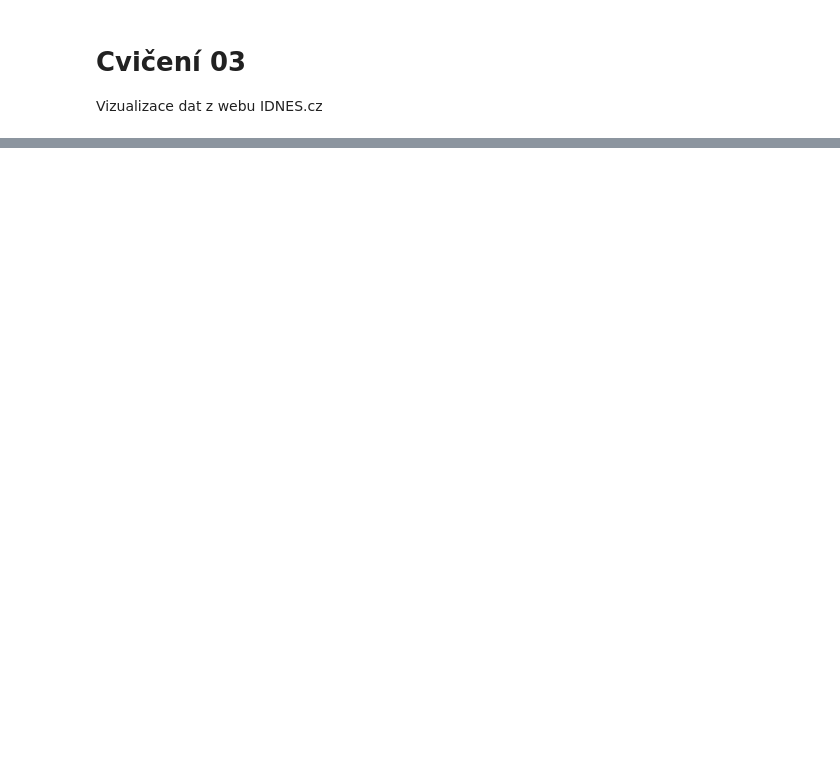
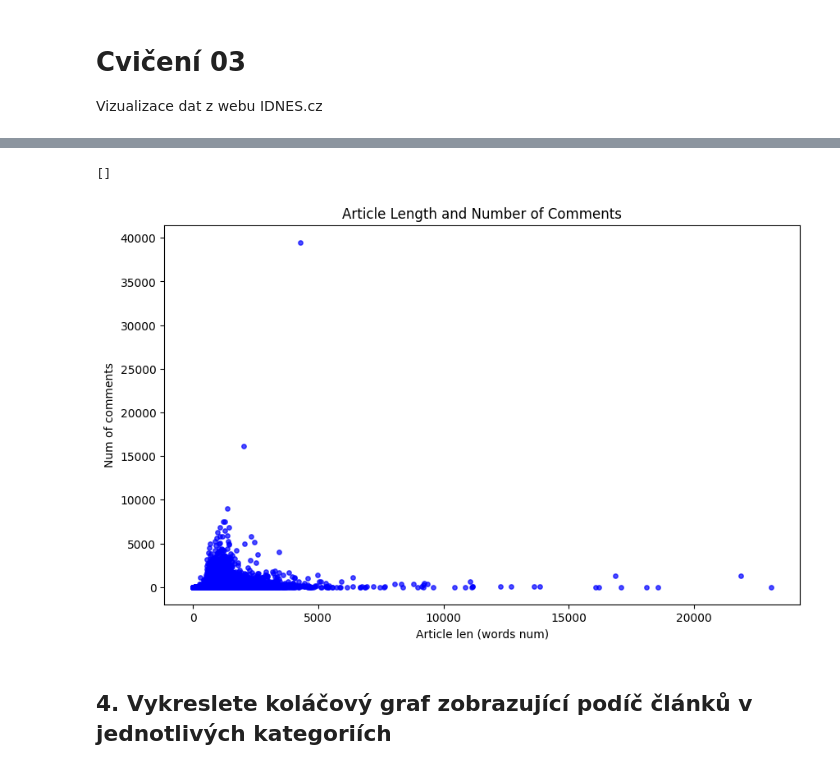
Before and after one commit to KyryloYefremov/TUL-TPB-2024-25, a Jupyter notebook: cv03/visualizer.ipynb, the cells around one changed output, grey strips where cells are left out. Cells and saved outputs as stored; diff of their text form; code cells hidden in the pictures; blank space fills up the shorter version.

```diff
--- a/cv03/visualizer.ipynb
+++ b/cv03/visualizer.ipynb
@@ -25,0 +47,15 @@ FileNotFoundError: [Errno 2] No such file or directory: '/Users/kirillefremov/de
+# %%
+articles_lens = [len(text.split()) for text in df.text]
+articles_comments = df.comments_num
+# %%
+plt.figure(figsize=(10, 6))
+plt.scatter(articles_lens, articles_comments, color='blue', alpha=0.7, s=15)
+plt.title("Article Length and Number of Comments")
+plt.xlabel("Article len (words num)")
+plt.ylabel("Num of comments")
+plt.plot()
+# %% [output]
+[]
+[figure, added]
+# %% [markdown]
+## 4. Vykreslete koláčový graf zobrazující podíč článků v jednotlivých kategoriích
```
Also changed, not shown: parts of 18 cells of this notebook.
